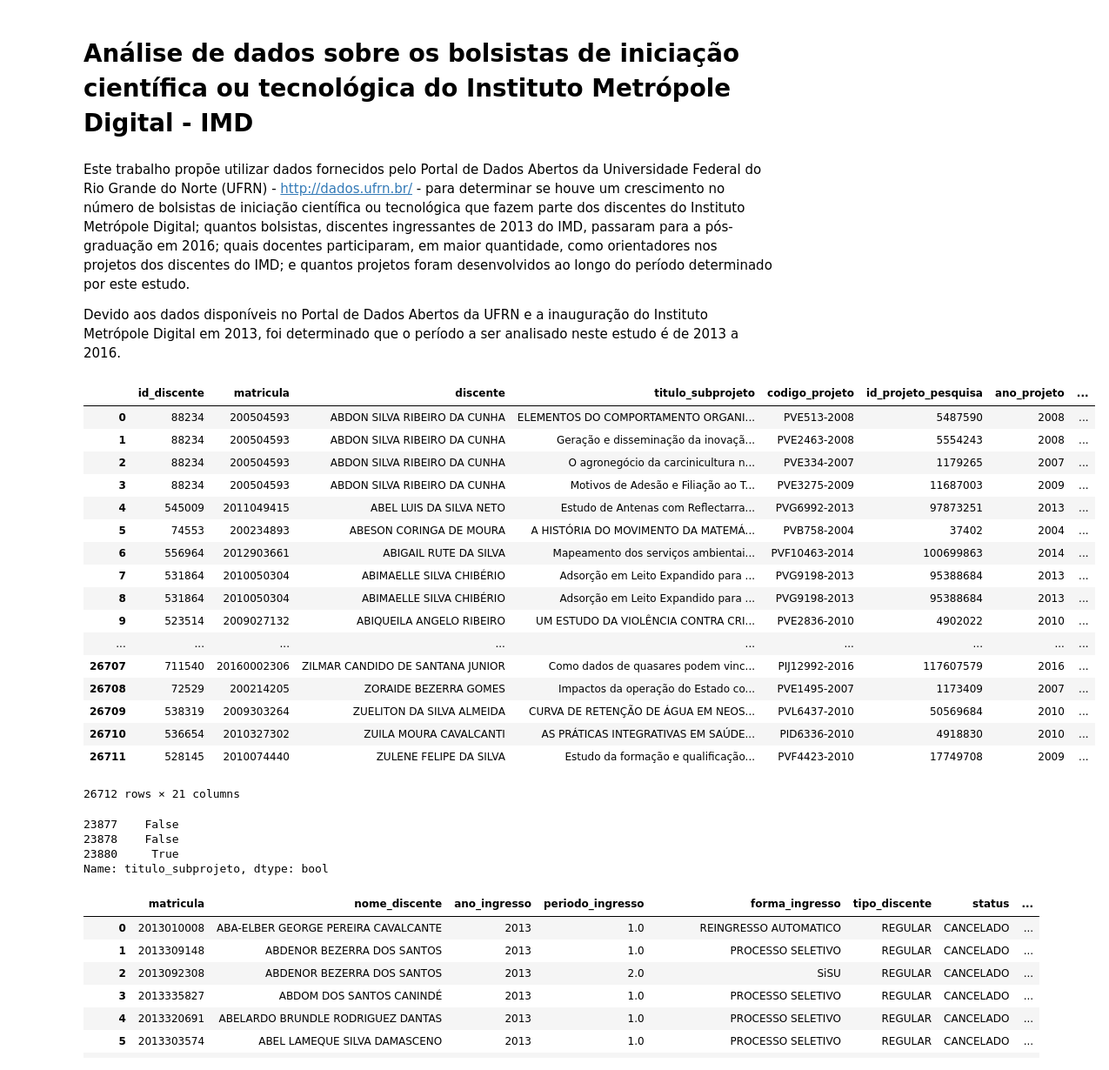
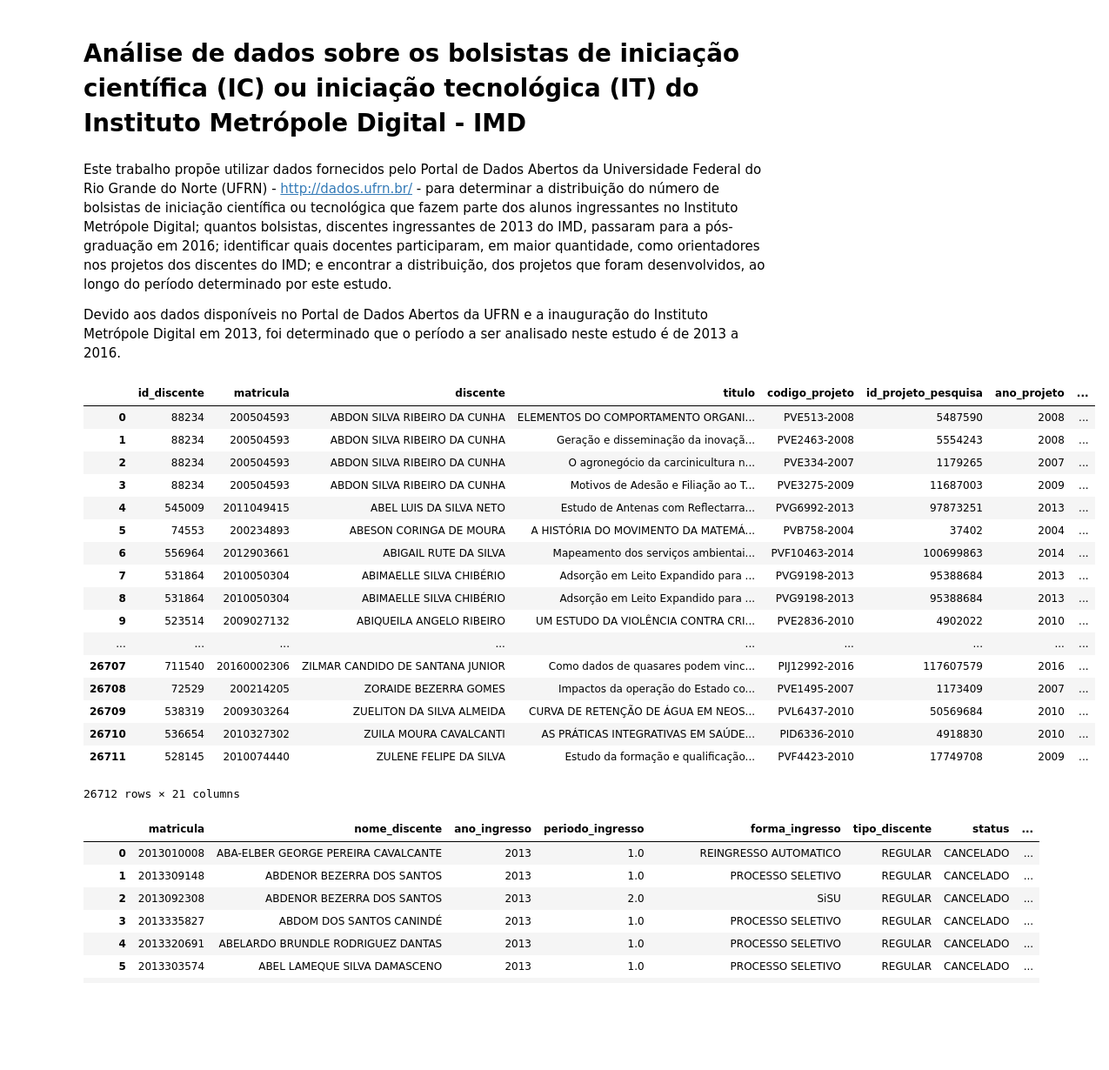
Before and after one commit to patysayonara/PROB_TRABALHO, a Jupyter notebook: Projetos_IMD.ipynb, the cells around one changed output. Shown: that part at 87% size. Saved outputs shown, nothing was run; the diff lists cells and outputs as text; code cells hidden in the pictures; blank space fills up the shorter version.

```diff
--- a/Projetos_IMD.ipynb
+++ b/Projetos_IMD.ipynb
@@ -1,7 +1,7 @@
 # %% [markdown]
-# Análise de dados sobre os bolsistas de iniciação científica ou tecnológica do Instituto Metrópole Digital - IMD
+# Análise de dados sobre os bolsistas de iniciação científica (IC) ou iniciação tecnológica (IT) do Instituto Metrópole Digital - IMD
 # %% [markdown]
-Este trabalho propõe utilizar dados fornecidos pelo Portal de Dados Abertos da Universidade Federal do Rio Grande do Norte (UFRN) - http://dados.ufrn.br/ - para determinar se houve um crescimento no número de bolsistas de iniciação científica ou tecnológica que fazem parte dos discentes do Instituto Metrópole Digital; quantos bolsistas, discentes ingressantes de 2013 do IMD, passaram para a pós-graduação em 2016; quais docentes participaram, em maior quantidade, como orientadores nos projetos dos discentes do IMD; e quantos projetos foram desenvolvidos ao longo do período determinado por este estudo.
+Este trabalho propõe utilizar dados fornecidos pelo Portal de Dados Abertos da Universidade Federal do Rio Grande do Norte (UFRN) - http://dados.ufrn.br/ - para determinar a distribuição do número de bolsistas de iniciação científica ou tecnológica que fazem parte dos alunos ingressantes no Instituto Metrópole Digital; quantos bolsistas, discentes ingressantes de 2013 do IMD, passaram para a pós-graduação em 2016; identificar quais docentes participaram, em maior quantidade, como orientadores nos projetos dos discentes do IMD; e encontrar a distribuição, dos projetos que foram desenvolvidos, ao longo do período determinado por este estudo.
 
 Devido aos dados disponíveis no Portal de Dados Abertos da UFRN e a inauguração do Instituto Metrópole Digital em 2013, foi determinado que o período a ser analisado neste estudo é de 2013 a 2016.
 # %%
@@ -13,16 +13,15 @@ import numpy as np
 # %%
 #Bolsistas de Iniciação Científica ou Tecnológica
 bolsistas_url = 'http://bit.do/egeSD'
 bolsistas = pd.read_csv(bolsistas_url, sep=';')
 
 bolsistas.rename(columns={'status':'status_projeto'}, inplace=True)
 bolsistas.rename(columns={'ano': 'ano_projeto'}, inplace=True)
 bolsistas.rename(columns={'unidade': 'unidade_projeto'}, inplace=True)
-bolsistas.rename(columns={'titulo': 'titulo_subprojeto'}, inplace=True)
 
 bolsistas
 # %% [output]
-|  | id_discente | matricula | discente | titulo_subprojeto | codigo_projeto | id_projeto_pesquisa | ano_projeto | ... |
+|  | id_discente | matricula | discente | titulo | codigo_projeto | id_projeto_pesquisa | ano_projeto | ... |
 | 0 | 88234 | 200504593 | ABDON SILVA RIBEIRO DA CUNHA | ELEMENTOS DO COMPORTAMENTO ORGANI... | PVE513-2008 | 5487590 | 2008 | ... |
 | 1 | 88234 | 200504593 | ABDON SILVA RIBEIRO DA CUNHA | Geração e disseminação da inovaçã... | PVE2463-2008 | 5554243 | 2008 | ... |
 | 2 | 88234 | 200504593 | ABDON SILVA RIBEIRO DA CUNHA | O agronegócio da carcinicultura n... | PVE334-2007 | 1179265 | 2007 | ... |
@@ -40,13 +39,6 @@ bolsistas
 | 26710 | 536654 | 2010327302 | ZUILA MOURA CAVALCANTI | AS PRÁTICAS INTEGRATIVAS EM SAÚDE... | PID6336-2010 | 4918830 | 2010 | ... |
 | 26711 | 528145 | 2010074440 | ZULENE FELIPE DA SILVA | Estudo da formação e qualificação... | PVF4423-2010 | 17749708 | 2009 | ... |
 26712 rows × 21 columns
-# %%
-bolsistas[bolsistas.matricula == 2016035726].titulo_subprojeto.duplicated()
-# %% [output]
-23877    False
-23878    False
-23880     True
-Name: titulo_subprojeto, dtype: bool
 # %%
 #Alunos ingressantes de 2013
 discentes2013_url = 'http://bit.do/egeUM'
```
Also changed, not shown: parts of 18 cells of this notebook.
